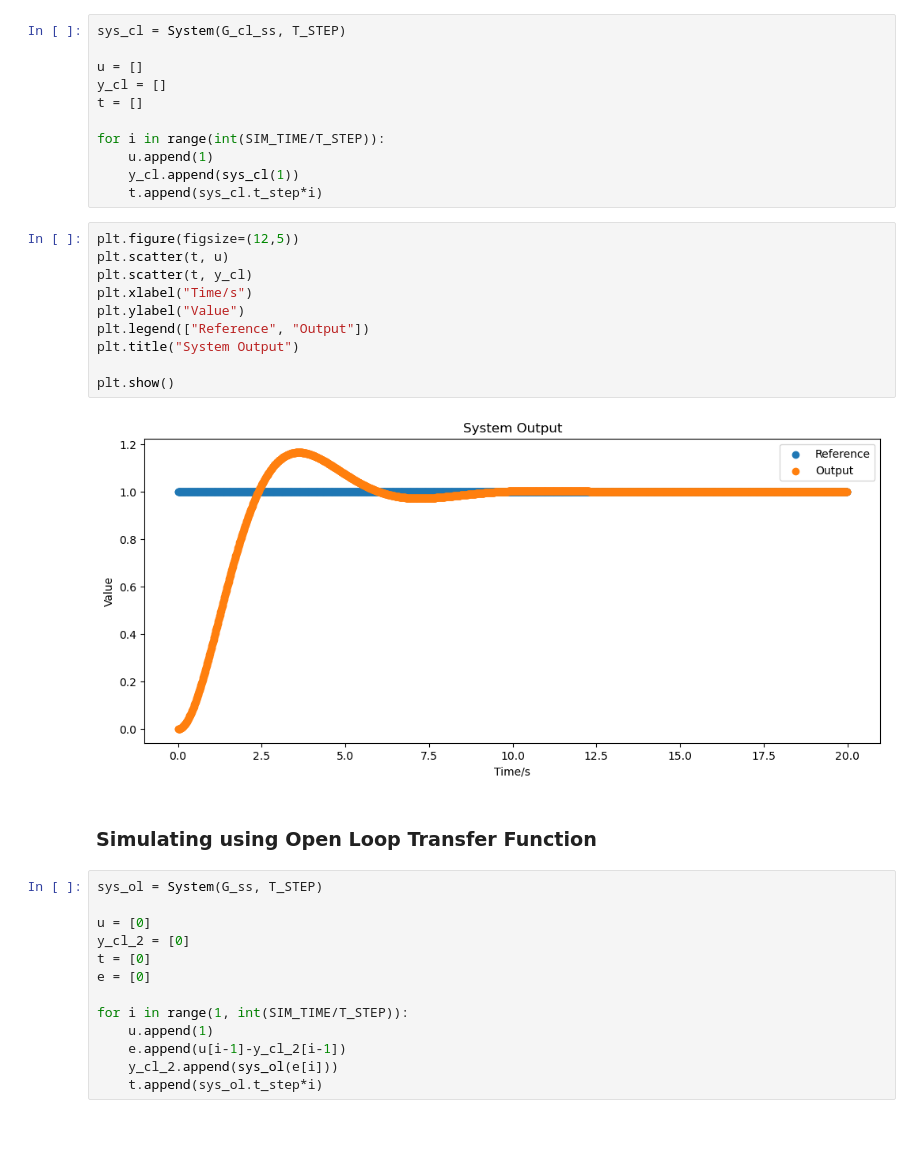
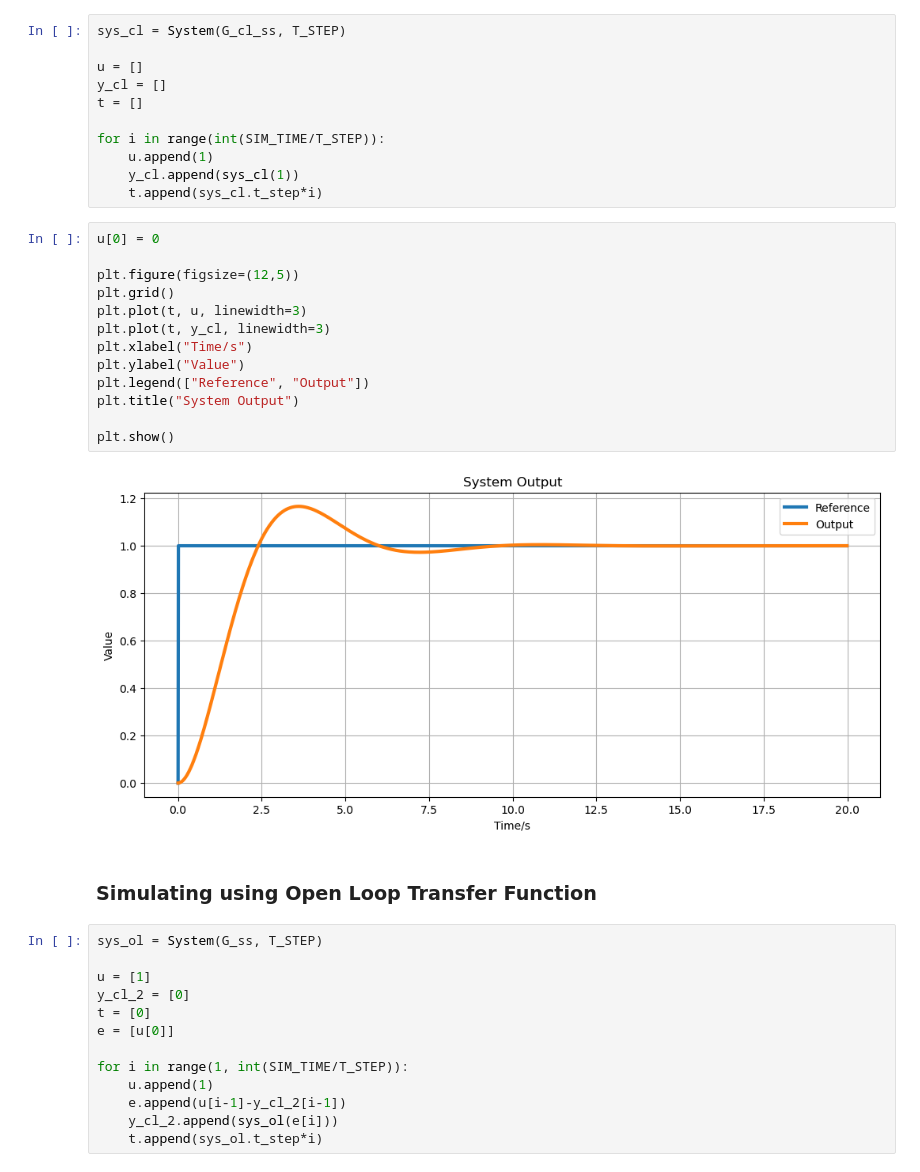
Before and after one commit to rahalnanayakkara/system-simulations, a Jupyter notebook: describing-functions/ol_cl_sim.ipynb, the cells around one changed output. Cells and saved outputs as stored; diff of their text form; blank space fills up the shorter version.

```diff
--- a/describing-functions/ol_cl_sim.ipynb
+++ b/describing-functions/ol_cl_sim.ipynb
@@ -95,26 +98,29 @@ for i in range(int(SIM_TIME/T_STEP)):
     y_cl.append(sys_cl(1))
     t.append(sys_cl.t_step*i)
 # %%
+u[0] = 0
+
 plt.figure(figsize=(12,5))
-plt.scatter(t, u)
-plt.scatter(t, y_cl)
+plt.grid()
+plt.plot(t, u, linewidth=3)
+plt.plot(t, y_cl, linewidth=3)
 plt.xlabel("Time/s")
 plt.ylabel("Value")
 plt.legend(["Reference", "Output"])
 plt.title("System Output")
 
 plt.show()
 # %% [output]
-[figure, old version]
+[figure, new version]
 # %% [markdown]
 ### Simulating using Open Loop Transfer Function
 # %%
 sys_ol = System(G_ss, T_STEP)
 
-u = [0]
+u = [1]
 y_cl_2 = [0]
 t = [0]
-e = [0]
+e = [u[0]]
 
 for i in range(1, int(SIM_TIME/T_STEP)):
     u.append(1)
```
Also changed, not shown: parts of 4 cells of this notebook.
